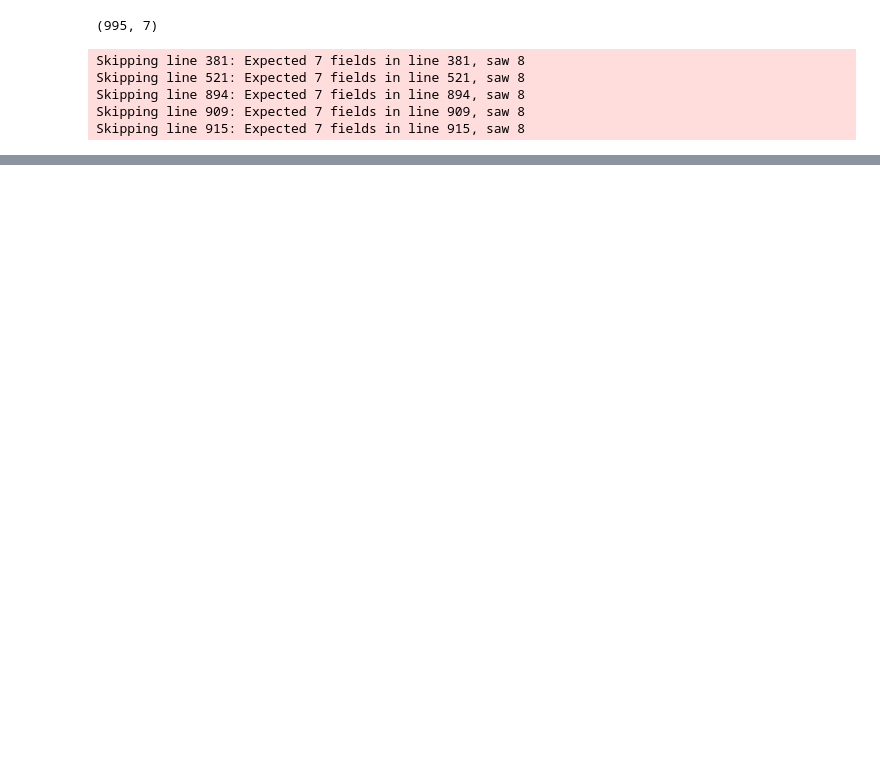
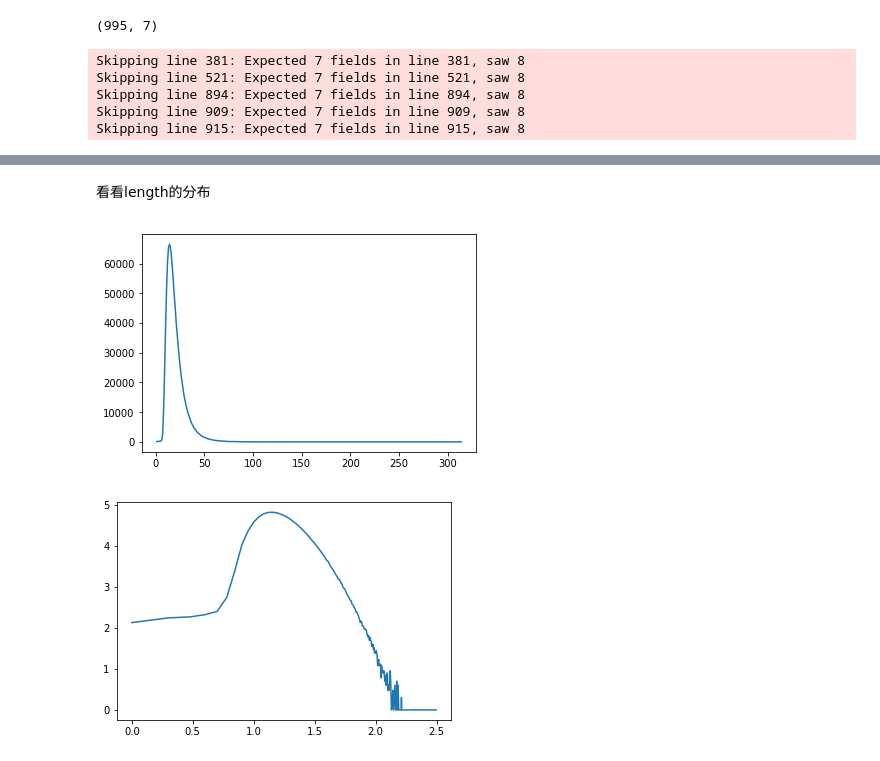
Before and after one commit to EndlessLethe/jddc2019-3th-retrieve-model, a Jupyter notebook: code/Untitled.ipynb, the cells around one changed output, grey strips where cells are left out. Drawn from its saved outputs; the diff is of its cells as text; code cells hidden in the pictures; blank space fills up the shorter version.

```diff
--- a/code/Untitled.ipynb
+++ b/code/Untitled.ipynb
@@ -32,0 +146,21 @@ print(data_chat.shape)
+# %% [markdown]
+看看length的分布
+# %%
+from collections import Counter
+dict_session_length = Counter(np.sort(x_session_length))
+# print(dict_session_length)
+
+X = np.array(list(dict_session_length.keys())).reshape(-1, 1)  # numbers of one same feature value
+Y = np.array(list(dict_session_length.values())).reshape(-1, 1) # count
+
+plt.plot(X, Y)
+plt.show()
+
+X = np.log10(np.array(list(dict_session_length.keys()))).reshape(-1, 1)  # numbers of one same feature value
+Y = np.log10(list(dict_session_length.values())).reshape(-1, 1) # count
+
+plt.plot(X, Y)
+plt.show()
+# %% [output]
+[figure, added]
+[figure, added]
```
Also changed, not shown: parts of 27 cells of this notebook, 5 other files.
